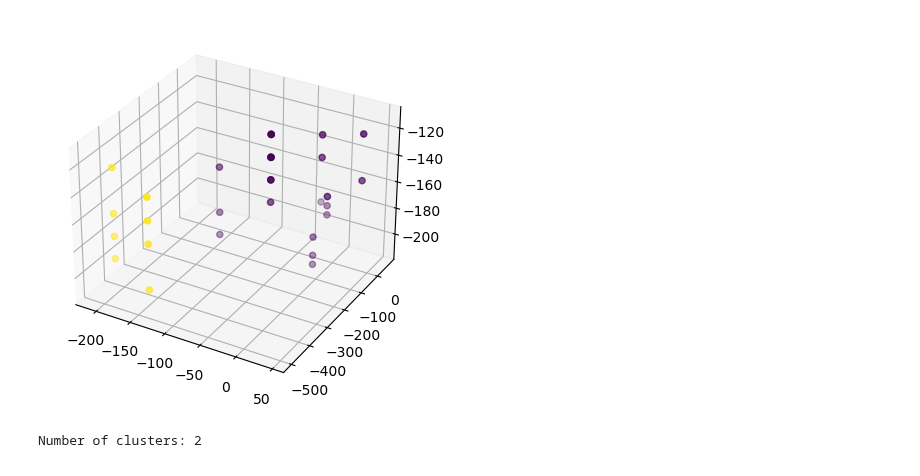
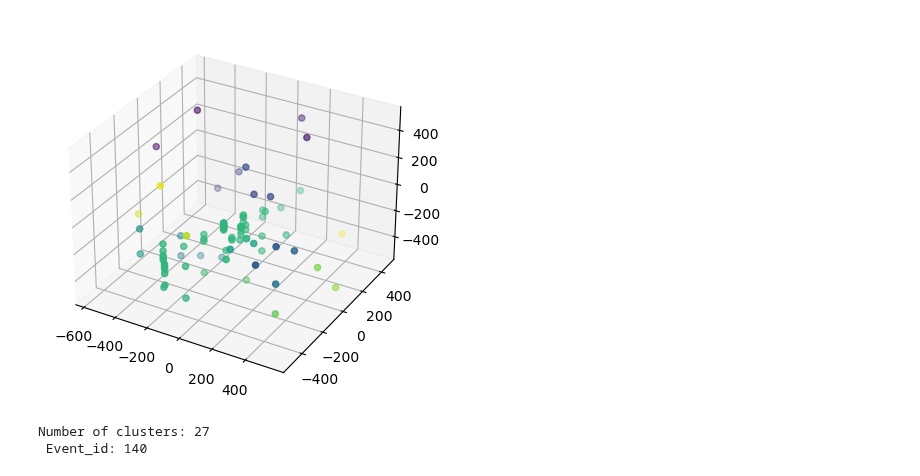
Before and after one commit to kdv97/ice-cube, a Jupyter notebook: clustering/clustering.ipynb, the cells around one changed output. Saved outputs shown, nothing was run; the diff lists cells and outputs as text; code cells hidden in the pictures.

```diff
--- a/clustering/clustering.ipynb
+++ b/clustering/clustering.ipynb
@@ -11,8 +10,8 @@ import math
 batch1 = pd.read_parquet('/opt/app/data/erdos-data/train/batch_1.parquet')
 sensor_geom = pd.read_csv('/opt/app/data/erdos-data/sensor_geometry.csv')
 # %%
-def id_to_xyz(sen):
-    return sensor_geom.loc[sen][['x','y','z']].values
+def id_to_xyz(sen_id):
+    return sensor_geom.loc[sen_id][['x','y','z']].values
 # %%
 batch1.head()
 event_list=list(set(batch1.index))
@@ -37,3 +20,2 @@ event
 # %%
-test = event[['sensor_id', 'time']].reset_index()
-test
+test = event[['sensor_id', 'time', 'charge']].reset_index()
@@ -73,26 +25,30 @@ test
+# %%
+def cluster_by_event(event, threshhold=150):
+    trunc_event=event[['sensor_id', 'charge']]
+    raw_data = [np.append(id_to_xyz(trunc_event.iloc[i][0]), trunc_event.iloc[i][1]) for i in range(len(trunc_event))]
+    clusters = hcluster.fclusterdata(raw_data, threshhold, criterion='distance')
+    return clusters, raw_data
 # %%
-event = batch1[batch1.auxiliary==False].loc[140]
+#event_id=random.choice(event_list)
+event_id=140
+event=batch1.loc[140]
+clusters, raw_data=cluster_by_event(event,150)
 
-raw_data = [id_to_xyz(sen) for sen in event.sensor_id]
-
-import scipy.cluster.hierarchy as hcluster
-threshhold = 150
-
-clusters = hcluster.fclusterdata(raw_data,threshhold,criterion='distance')
 
 fig = plt.figure()
 ax = fig.add_subplot(projection='3d')
 
 xs = [a[0] for a in raw_data]
 ys = [a[1] for a in raw_data]
 zs = [a[2] for a in raw_data]
 
 ax.scatter(xs, ys, zs,
            c=clusters)
 
 plt.show()
 
-print("Number of clusters:", len(set(clusters)))
+print("Number of clusters:", len(set(clusters)),'\n Event_id:', event_id )
 # %% [output]
-[figure, old version]
+[figure, new version]
-Number of clusters: 2
+Number of clusters: 27
+ Event_id: 140
```
Also changed, not shown: parts of 6 cells of this notebook.
